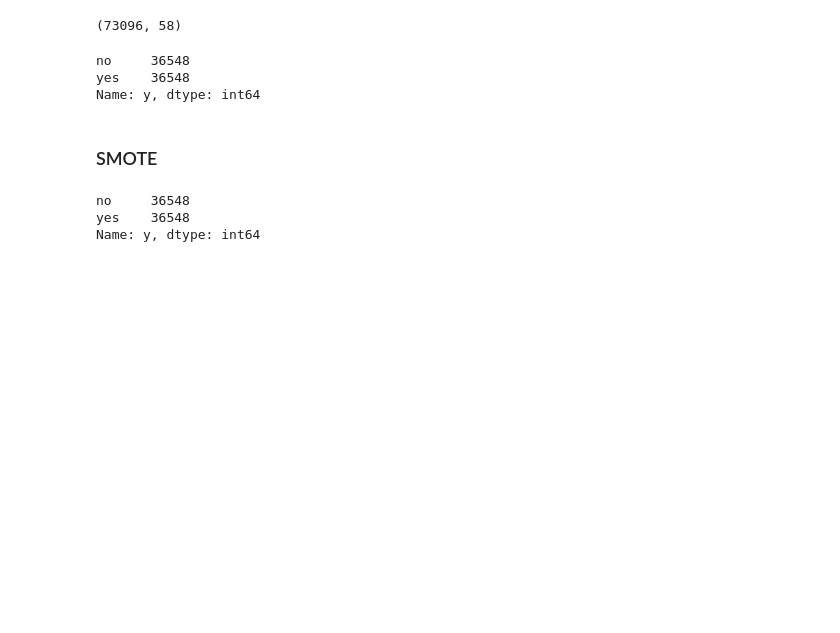
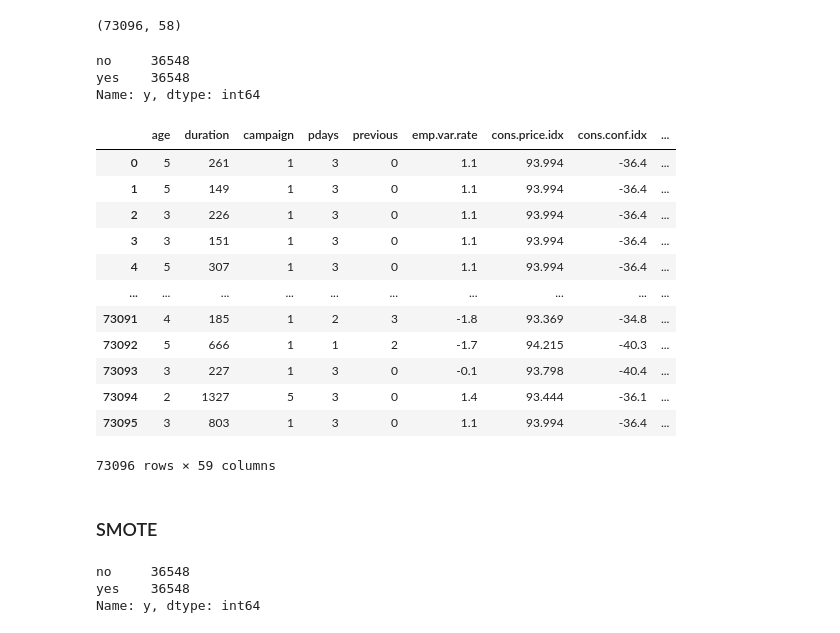
Before and after one commit to Data-Analytics-team11/Prediction-for-client-term-deposit-subscription, a Jupyter notebook: preprocessor.ipynb, the cells around one changed output. Cells and saved outputs as stored; diff of their text form; code cells hidden in the pictures; blank space fills up the shorter version.

```diff
--- a/preprocessor.ipynb
+++ b/preprocessor.ipynb
@@ -241,6 +271,22 @@ yes    36548
 Name: y, dtype: int64
 # %%
 X_Osampled['y']=y_Osampled
+# %%
+X_Osampled
+# %% [output]
+|  | age | duration | campaign | pdays | previous | emp.var.rate | cons.price.idx | cons.conf.idx | ... |
+| 0 | 5 | 261 | 1 | 3 | 0 | 1.1 | 93.994 | -36.4 | ... |
+| 1 | 5 | 149 | 1 | 3 | 0 | 1.1 | 93.994 | -36.4 | ... |
+| 2 | 3 | 226 | 1 | 3 | 0 | 1.1 | 93.994 | -36.4 | ... |
+| 3 | 3 | 151 | 1 | 3 | 0 | 1.1 | 93.994 | -36.4 | ... |
+| 4 | 5 | 307 | 1 | 3 | 0 | 1.1 | 93.994 | -36.4 | ... |
+| ... | ... | ... | ... | ... | ... | ... | ... | ... | ... |
+| 73091 | 4 | 185 | 1 | 2 | 3 | -1.8 | 93.369 | -34.8 | ... |
+| 73092 | 5 | 666 | 1 | 1 | 2 | -1.7 | 94.215 | -40.3 | ... |
+| 73093 | 3 | 227 | 1 | 3 | 0 | -0.1 | 93.798 | -40.4 | ... |
+| 73094 | 2 | 1327 | 5 | 3 | 0 | 1.4 | 93.444 | -36.1 | ... |
+| 73095 | 3 | 803 | 1 | 3 | 0 | 1.1 | 93.994 | -36.4 | ... |
+73096 rows × 59 columns
 # %%
 X_Osampled.to_csv('data/processedDataOverSampled.csv')
 # %% [markdown]
```
Also changed, not shown: parts of 5 cells of this notebook, 1 other file.
